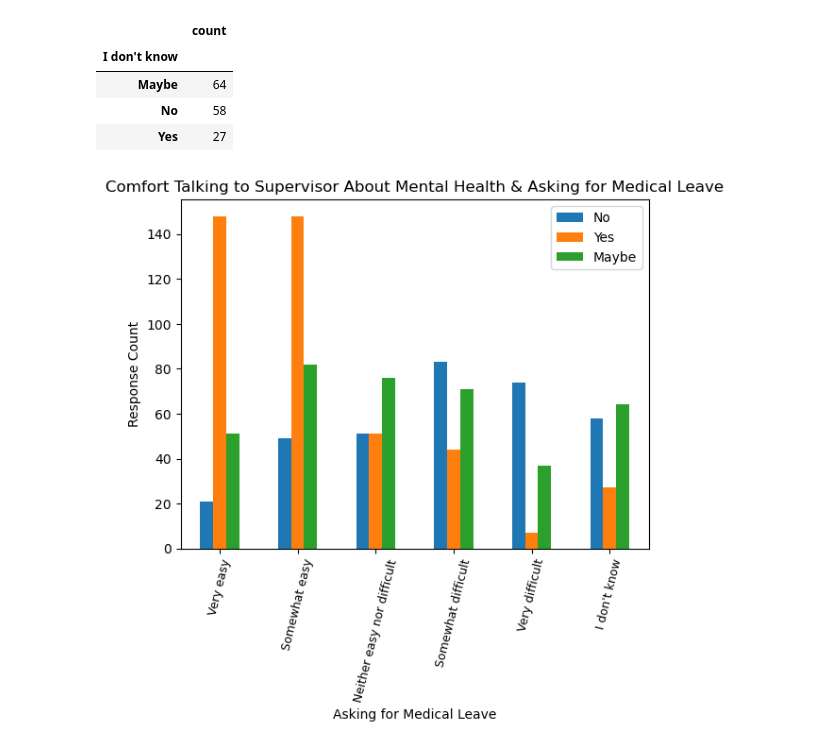
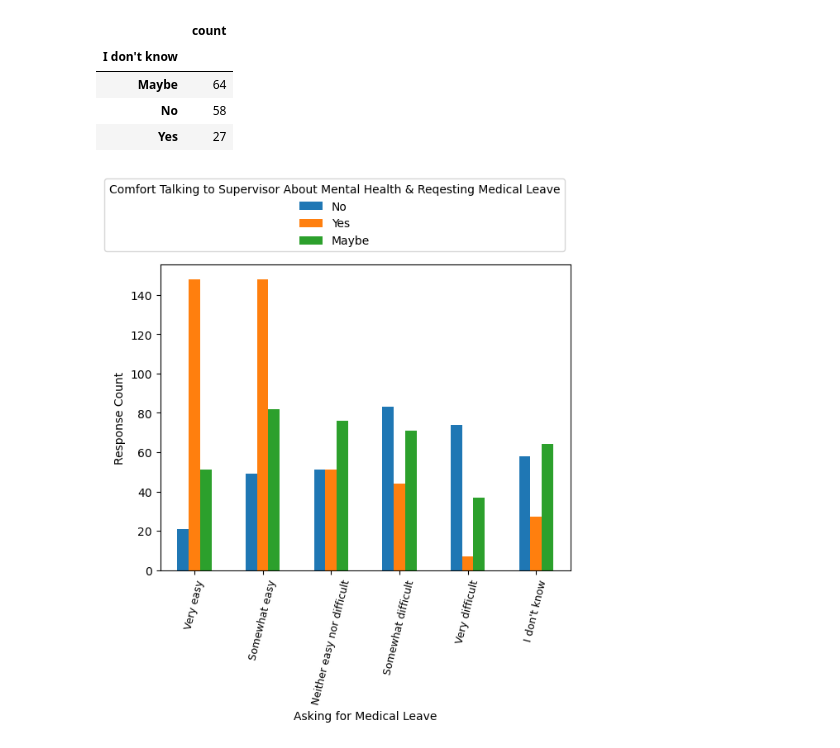
Before and after one commit to SecondHandSushi/Project-1-Mental-Tech, a Jupyter notebook: leave_work.ipynb, the cells around one changed output. Saved outputs shown, nothing was run; the diff lists cells and outputs as text; code cells hidden in the pictures.

Commit message:
med leave legend corrections

```diff
--- a/leave_work.ipynb
+++ b/leave_work.ipynb
@@ -231,19 +231,19 @@ idk_answers
 # %%
 leave = ["Very easy", "Somewhat easy", "Neither easy nor difficult", "Somewhat difficult", "Very difficult", "I don't know"]
 no = [21, 49, 51, 83, 74, 58]
 yes = [148, 148, 51, 44, 7, 27]
 maybe = [51, 82, 76, 71, 37, 64]
 
 MH_leave_df = pd.DataFrame({"No": no, "Yes": yes, "Maybe": maybe}, index=leave)
 MH_leave_df.plot.bar(rot=76, align="center")
 plt.xticks(fontsize=9)
 plt.yticks(fontsize=10)
-plt.legend(title="Comfort Talking to Supervisor About Mental Health & Reqesting Medical Leave", title_fontsize="medium", bbox_to_anchor=(1.0, 1.3), bbox_inches="tight")
+plt.legend(title="Comfort Talking to Supervisor About Mental Health & Reqesting Medical Leave", title_fontsize="medium", bbox_to_anchor=(1.0, 1.3))
 #plt.title("Comfort Talking to Supervisor About Mental Health & Asking for Medical Leave")
 plt.xlabel("Asking for Medical Leave")
 plt.ylabel("Response Count")
 
-plt.savefig("Figures/diagnosis_fullmedicalleave.png")
+plt.savefig("Figures/diagnosis_fullmedicalleave.png", bbox_inches="tight")
 plt.show()
 # %% [output]
-[figure, old version]
+[figure, new version]
```
Also changed, not shown: parts of 6 cells of this notebook, 7 other files.
